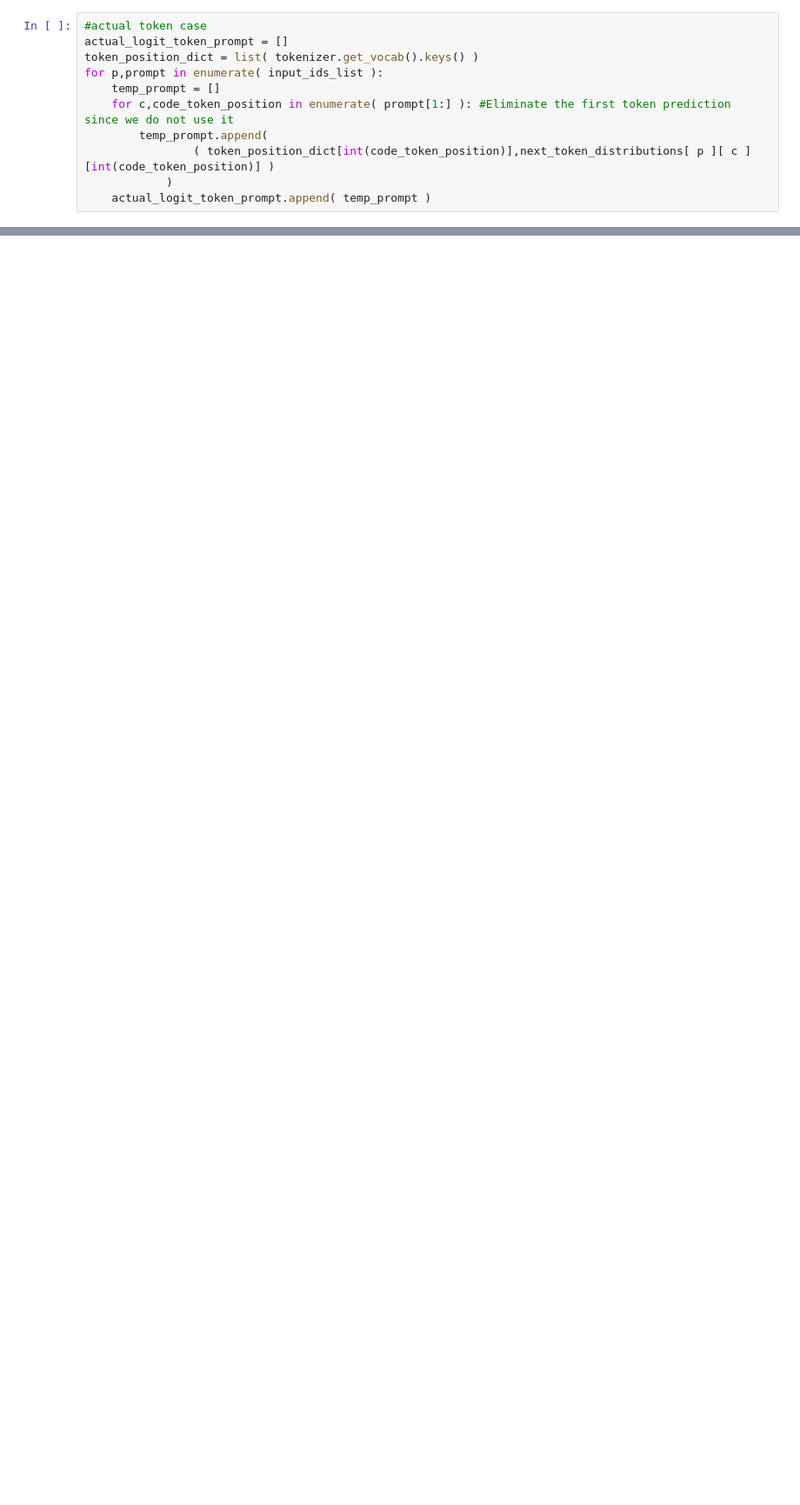
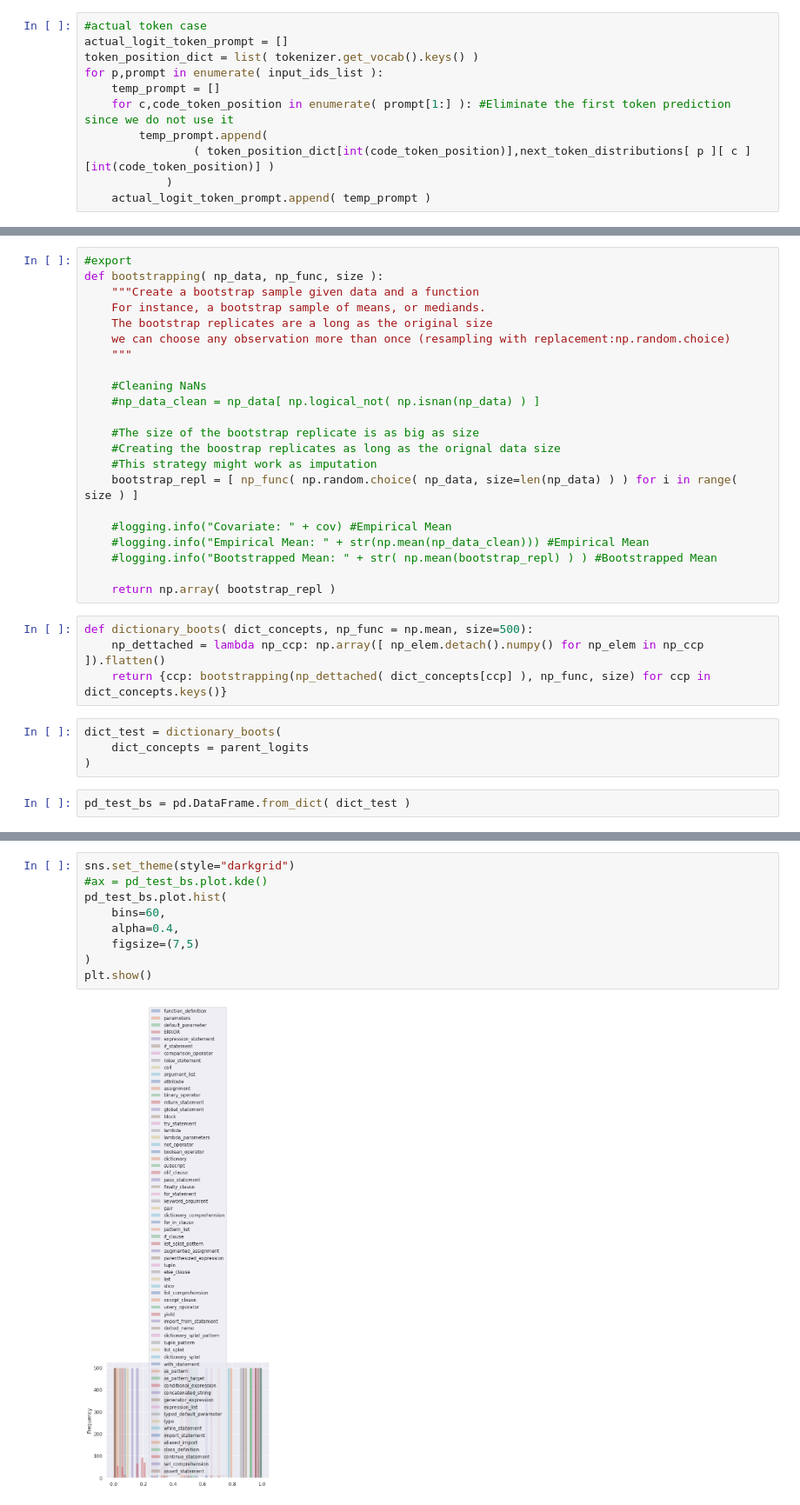
Before and after one commit to WM-SEMERU/CodeSyntaxConcept, a Jupyter notebook: experimental_notebooks/logits_extractor.ipynb, the cells around one changed output, grey strips where cells are left out. Shown at 87% size. Saved outputs shown, nothing was run; the diff lists cells and outputs as text; blank space fills up the shorter version.

```diff
--- a/experimental_notebooks/logits_extractor.ipynb
+++ b/experimental_notebooks/logits_extractor.ipynb
@@ -410,0 +503,32 @@ gen_text
+# %%
+#export
+def bootstrapping( np_data, np_func, size ):
+    """Create a bootstrap sample given data and a function
+    For instance, a bootstrap sample of means, or mediands.
+    The bootstrap replicates are a long as the original size
+    we can choose any observation more than once (resampling with replacement:np.random.choice)
+    """
+
+    #Cleaning NaNs
+    #np_data_clean = np_data[ np.logical_not( np.isnan(np_data) ) ]
+
+    #The size of the bootstrap replicate is as big as size
+    #Creating the boostrap replicates as long as the orignal data size
+    #This strategy might work as imputation
+    bootstrap_repl = [ np_func( np.random.choice( np_data, size=len(np_data) ) ) for i in range( size ) ]
+
+    #logging.info("Covariate: " + cov) #Empirical Mean
+    #logging.info("Empirical Mean: " + str(np.mean(np_data_clean))) #Empirical Mean
+    #logging.info("Bootstrapped Mean: " + str( np.mean(bootstrap_repl) ) ) #Bootstrapped Mean
+
+    return np.array( bootstrap_repl )
+# %%
+def dictionary_boots( dict_concepts, np_func = np.mean, size=500):
+    np_dettached = lambda np_ccp: np.array([ np_elem.detach().numpy() for np_elem in np_ccp ]).flatten()
+    return {ccp: bootstrapping(np_dettached( dict_concepts[ccp] ), np_func, size) for ccp in dict_concepts.keys()}
+# %%
+dict_test = dictionary_boots(
+    dict_concepts = parent_logits
+)
+# %%
+pd_test_bs = pd.DataFrame.from_dict( dict_test )
@@ -410,0 +558,11 @@ gen_text
+# %%
+sns.set_theme(style="darkgrid")
+#ax = pd_test_bs.plot.kde()
+pd_test_bs.plot.hist(
+    bins=60,
+    alpha=0.4,
+    figsize=(7,5)
+)
+plt.show()
+# %% [output]
+[figure, added]
```
Also changed, not shown: parts of 70 cells of this notebook.
